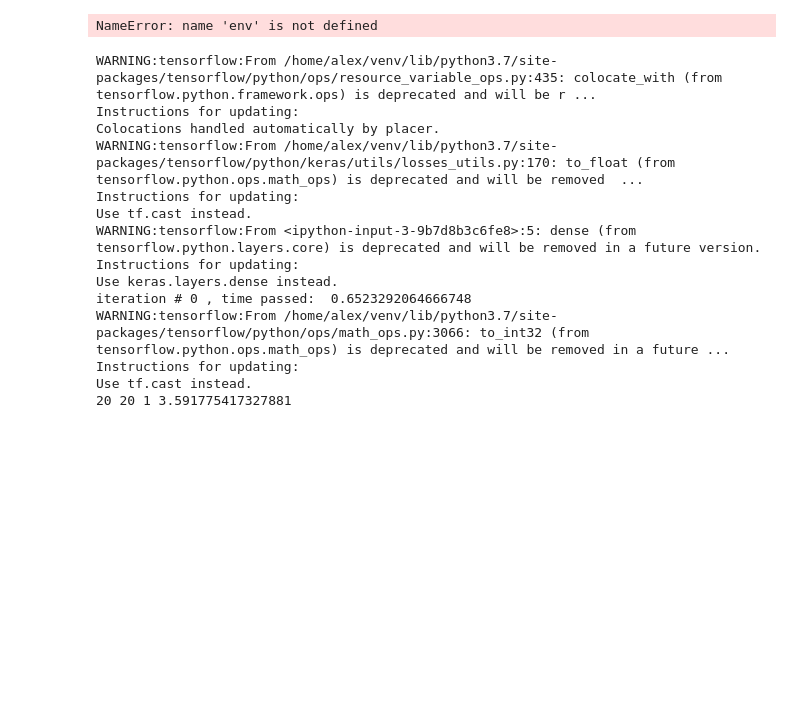
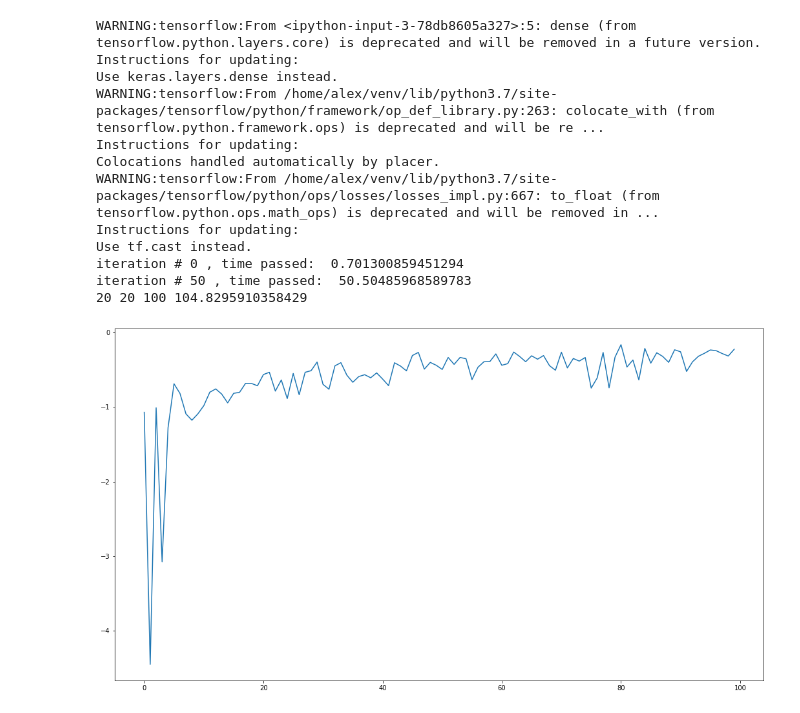
Before and after one commit to Jarris81/NIP_Hanabi_2019, a Jupyter notebook: hanabi-learning-environment/agents/policy-gradient/policy_gradient_test.ipynb, the cells around one changed output. Saved outputs shown, nothing was run; the diff lists cells and outputs as text; code cells hidden in the pictures; blank space fills up the shorter version.

```diff
--- a/hanabi-learning-environment/agents/policy-gradient/policy_gradient_test.ipynb
+++ b/hanabi-learning-environment/agents/policy-gradient/policy_gradient_test.ipynb
@@ -85,8 +101,11 @@ def get_action_NEW(sess, y, x, state, legal_moves):
 
 def get_value_estimate(critic, state):
     return critic.predict(np.reshape(state, (1,-1))).squeeze()
+
+def get_value_estimate_NEW(sess, y2, x2, state):
+    return sess.run(y2, {x2: [state]}).squeeze()
 # %%
-def calculateRtsAndAts(rewards, baselines, gamma=0.95):
+def calculateRtsAndAts(rewards, baselines, gamma=0.99):
     Rts = []
     Ats = []
 
@@ -131,12 +150,11 @@ def calculateQt(critic, r_t, s_t, gamma=0.95):
 
     return r_t + gamma * V_s_t
 # %%
-#actor = create_actor_model(env.num_moves(), env.vectorized_observation_shape()[0])
-critic = create_critic_model(env.vectorized_observation_shape()[0])
+env = create_environment()
+#actor = create_actor_model_NEW(env.num_moves(), env.vectorized_observation_shape()[0])
+y2, x2, train, loss, y2_true = create_critic_model_NEW(env.vectorized_observation_shape()[0])
 #actor.summary()
 #critic.summary()
-# %% [output]
-NameError: name 'env' is not defined
 # %%
 num_iterations = 1
 num_trajectories = 1000
@@ -186,27 +204,28 @@ rewards.mean()
 # %%
 state['legal_moves']
 # %%
-num_iterations = 1
+num_iterations = 100
 num_trajectories = 20
 t0 = time.time()
 
 # create hanabi environment
 env = create_environment()
 # init simple keras critic
-critic = create_critic_model(env.vectorized_observation_shape()[0])
+#critic = create_critic_model(env.vectorized_observation_shape()[0])
 # init actor neural net (a custom tf graph)
 y, x, train, loss, advantage, actions = create_actor_model_NEW(env.num_moves(), env.vectorized_observation_shape()[0])
+y2, x2, train2, loss2, y2_true = create_critic_model_NEW(env.vectorized_observation_shape()[0])
 
 
 sess = tf.Session()
-saver = tf.train.Saver()
+#saver = tf.train.Saver()
 init = tf.global_variables_initializer()
 sess.run(init)
 
 losses = []
 losses_c = []
 for it in range(num_iterations):
-    if(it % 10 == 0):
+    if(it % 50 == 0):
         tt = time.time()
         print('iteration #', it, ', time passed: ', tt-t0)
 
@@ -247,25 +266,23 @@ for it in range(num_iterations):
             logprobs[traj].append(logprob)
 
             # get baseline(value estimate)
-            baselines[traj].append(get_value_estimate(critic, state))
+            #baselines[traj].append(get_value_estimate(critic, state))
+            baselines[traj].append(get_value_estimate_NEW(sess, y2, x2, state))
 
             # do next step
             observations, reward, is_done, _ = env.step(action)
 
             # store reward after executing action
-            #rewards[traj].append(reward)
+            rewards[traj].append(reward)
 
 
             if (is_done or st == 110-1):
                 ep_lens.append(st)
-                rewards[traj].append(-1*reward)
                 #print("Done", ep, st)
                 #print(observations['player_observations'][0]['pyhanabi'])
                 #print('reward', reward)
                 #print(' --- ')
                 break
-            else:
-                rewards[traj].append(0)
 
     # collected a bunch of trajectories, now calculate discounted rewards (Rts)
     Rts, Ats = calculateRtsAndAts(rewards, baselines)
@@ -281,30 +298,29 @@ for it in range(num_iterations):
 
 
     # train critic and actor
-    loss_c = critic.train_on_batch(x_train, rew)
-    _, loss_t = sess.run((train, loss), {x: x_train, advantage: adv, actions: acts})
+    #loss_c = critic.train_on_batch(x_train, rew)
+    _, loss_c = sess.run((train2, loss2), {x2: x_train, y2_true: np.reshape(rew, (-1,1))})
+    _, loss_t = sess.run((train, loss), {x: x_train, advantage: rew, actions: acts})
     losses.append(loss_t)
     losses_c.append(loss_c)
 
 
-saver.save(sess, 'my_test_model')
+#saver.save(sess, 'my_test_model')
 t1 = time.time()
 print(len(rewards), len(ep_lens), len(losses), t1-t0)
 # %% [output]
-WARNING:tensorflow:From /home/alex/venv/lib/python3.7/site-packages/tensorflow/python/ops/resource_variable_ops.py:435: colocate_with (from tensorflow.python.framework.ops) is deprecated and will be r ...
+WARNING:tensorflow:From <ipython-input-3-78db8605a327>:5: dense (from tensorflow.python.layers.core) is deprecated and will be removed in a future version.
+Instructions for updating:
+Use keras.layers.dense instead.
+WARNING:tensorflow:From /home/alex/venv/lib/python3.7/site-packages/tensorflow/python/framework/op_def_library.py:263: colocate_with (from tensorflow.python.framework.ops) is deprecated and will be re ...
 Instructions for updating:
 Colocations handled automatically by placer.
-WARNING:tensorflow:From /home/alex/venv/lib/python3.7/site-packages/tensorflow/python/keras/utils/losses_utils.py:170: to_float (from tensorflow.python.ops.math_ops) is deprecated and will be removed  ...
+WARNING:tensorflow:From /home/alex/venv/lib/python3.7/site-packages/tensorflow/python/ops/losses/losses_impl.py:667: to_float (from tensorflow.python.ops.math_ops) is deprecated and will be removed in ...
 Instructions for updating:
 Use tf.cast instead.
-WARNING:tensorflow:From <ipython-input-3-9b7d8b3c6fe8>:5: dense (from tensorflow.python.layers.core) is deprecated and will be removed in a future version.
-Instructions for updating:
-Use keras.layers.dense instead.
-iteration # 0 , time passed:  0.6523292064666748
-WARNING:tensorflow:From /home/alex/venv/lib/python3.7/site-packages/tensorflow/python/ops/math_ops.py:3066: to_int32 (from tensorflow.python.ops.math_ops) is deprecated and will be removed in a future ...
-Instructions for updating:
-Use tf.cast instead.
-20 20 1 3.591775417327881
+iteration # 0 , time passed:  0.701300859451294
+iteration # 50 , time passed:  50.50485968589783
+20 20 100 104.8295910358429
 # %%
 #y, x, train, loss, advantage, actions = create_actor_model_NEW(env.num_moves(), env.vectorized_observation_shape()[0])
 with tf.Session() as sess:
@@ -330,8 +349,10 @@ state = observations['player_observations'][0]['vectorized']
 # %%
 plt.figure(0, (18,10))
 #plt.ylim((-100,60000))
-plt.plot(np.array(list(map(lambda x: (-x[0],-x[1]),losses_c)))[:,0])
+plt.plot(list(map(lambda x: -x,losses_c)))
 plt.show()
+# %% [output]
+[figure, added]
 # %%
 plt.figure(0, (18,10))
 #plt.ylim((-100,60000))
```
Also changed, not shown: parts of 3 cells of this notebook.
